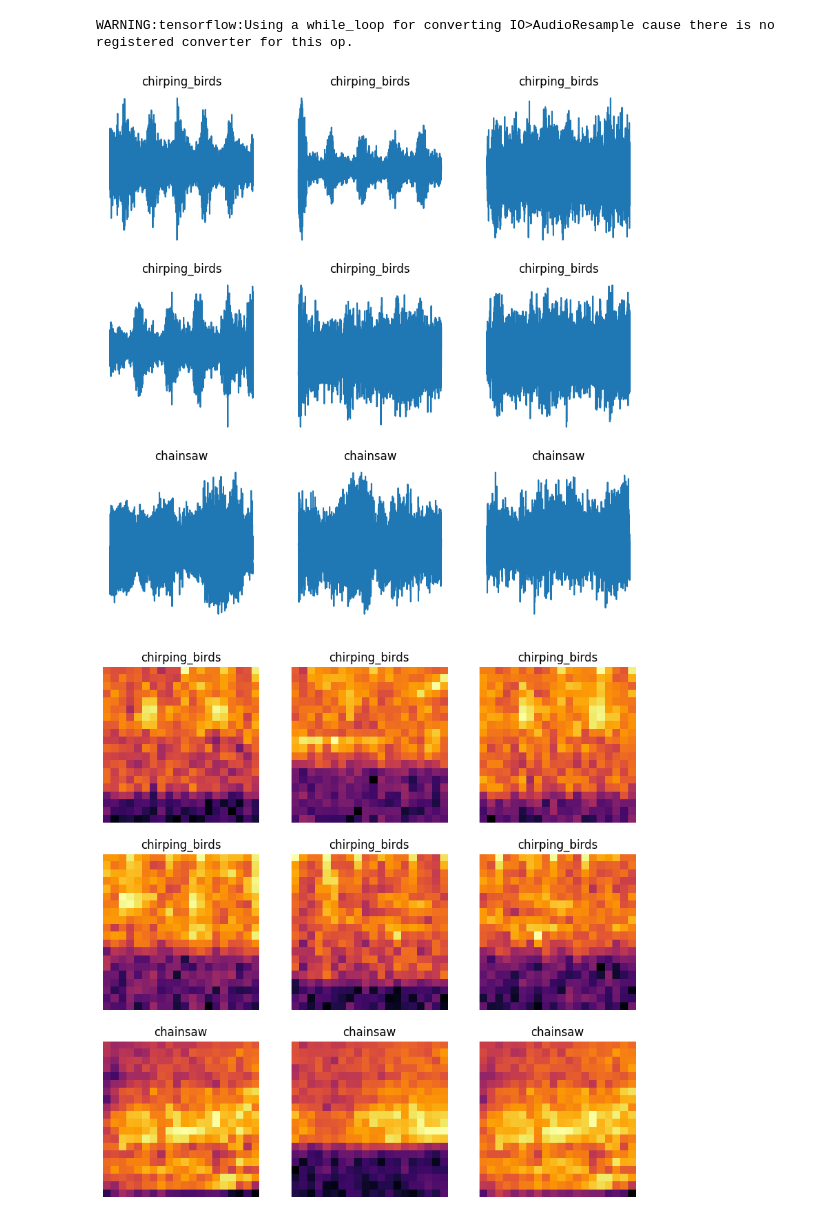
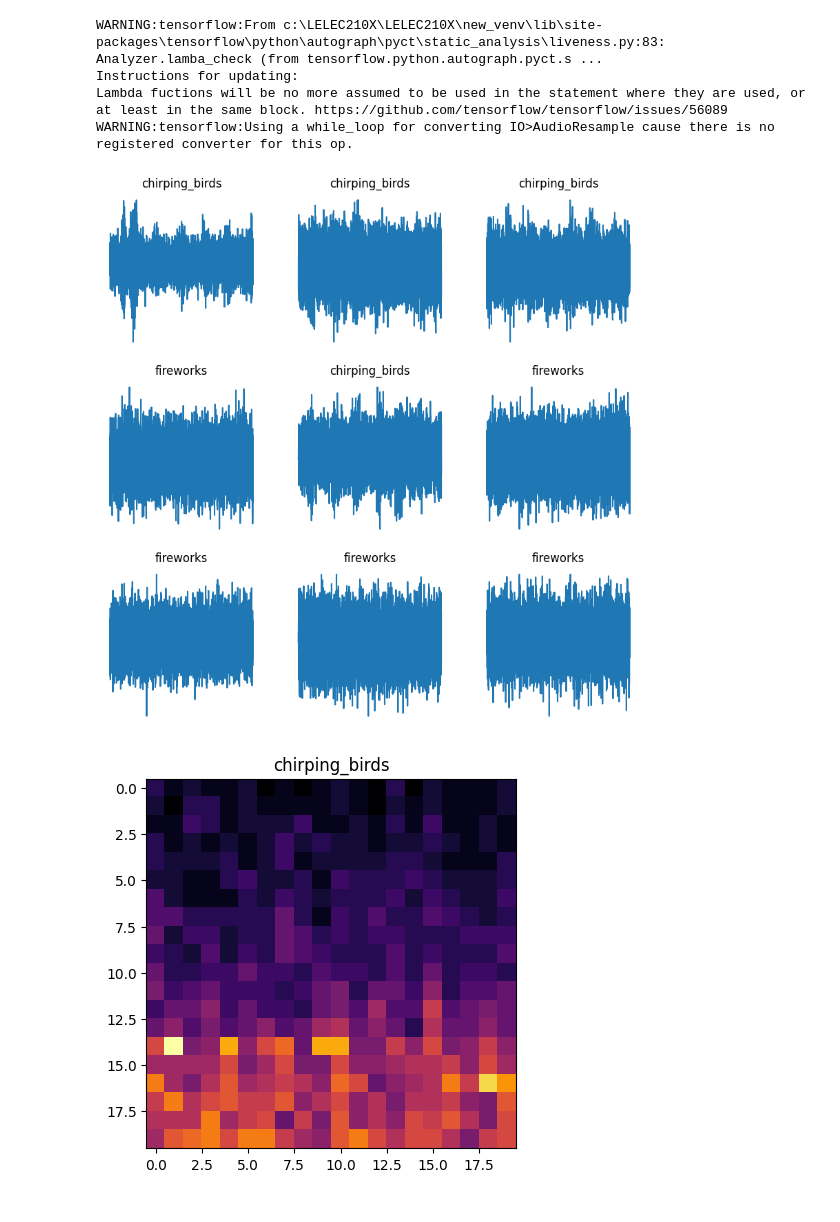
Before and after one commit to LoicTumelaire/LELEC210X, a Jupyter notebook: classification/tensorflow2.ipynb, the cells around one changed output. Cells and saved outputs as stored; diff of their text form; code cells hidden in the pictures.

```diff
--- a/classification/tensorflow2.ipynb
+++ b/classification/tensorflow2.ipynb
@@ -48,12 +48,12 @@ def load_wav_16k_mono(filename):
 # Current path of the file
 curDir = str(os.getcwd())
 
-esc50_csv = curDir+'/src/classification/datasets/ESC-50/meta/esc50.csv'
+esc50_csv = curDir+'\classification\src\classification\datasets\ESC-50\meta\esc50.csv'
 base_data_path = 'classification/src/classification/datasets/ESC-50/audio'
 
 pd_data = pd.read_csv(esc50_csv)
 
-my_classes = ['chirping_birds', 'chainsaw', 'crackling_fire', 'helicopter', 'hand_saw']
+my_classes = ['chirping_birds', 'chainsaw', 'crackling_fire', 'helicopter', 'hand_saw', 'fireworks']
 map_class_to_id  = {label: idx for idx, label in enumerate(my_classes)}
 
 filtered_pd = pd_data[pd_data.category.isin(my_classes)]
@@ -67,9 +67,9 @@ unknown_pd = unknown_pd.assign(target=5)
 # reduce the number of unknown samples to balance the dataset
 
 unknown_pd = unknown_pd.sample(frac=40/1800, random_state=int(time.time()))
-
+"""
 filtered_pd = pd.concat([filtered_pd, unknown_pd])
-
+"""
 full_path = filtered_pd['filename'].apply(lambda row: os.path.join(base_data_path, row))
 filtered_pd = filtered_pd.assign(filename=full_path)
 
@@ -77,4 +77,4 @@ filenames = filtered_pd['filename']
 targets = filtered_pd['target']
 folds = filtered_pd['fold']
 
-my_classes = ['chirping_birds', 'chainsaw', 'crackling_fire', 'helicopter', 'hand_saw', 'unknown']
+my_classes = ['chirping_birds', 'chainsaw', 'crackling_fire', 'helicopter', 'hand_saw', 'fireworks']
@@ -91,8 +89,8 @@ main_ds = main_ds.map(load_wav_for_map)
 
 @tf.function
 def apply_time_shift(wav, label, fold):
-  shift = tf.random.uniform(shape=[], minval=0, maxval=tf.shape(wav)[0] - 8000, dtype=tf.int32)
-  return wav[shift:shift+8000], label, fold
+  shift = tf.random.uniform(shape=[], minval=0, maxval=tf.shape(wav)[0] - 20*512, dtype=tf.int32)
+  return wav[shift:shift+20*512], label, fold
 
 main_ds_time_shift_1 = main_ds.map(apply_time_shift)
 main_ds_time_shift_2 = main_ds.map(apply_time_shift)
@@ -101,6 +99,7 @@ main_ds_time_shift_4 = main_ds.map(apply_time_shift)
 
 main_ds = tf.data.Dataset.zip((main_ds_time_shift_1, main_ds_time_shift_2)).flat_map(lambda x, y: tf.data.Dataset.from_tensors(x).concatenate(tf.data.Dataset.from_tensors(y)))
 main_ds = tf.data.Dataset.zip((main_ds, main_ds_time_shift_3)).flat_map(lambda x, y: tf.data.Dataset.from_tensors(x).concatenate(tf.data.Dataset.from_tensors(y)))
+main_ds = tf.data.Dataset.zip((main_ds, main_ds_time_shift_4)).flat_map(lambda x, y: tf.data.Dataset.from_tensors(x).concatenate(tf.data.Dataset.from_tensors(y)))
 
 @tf.function
 def apply_bandpass(wav, label, fold):
@@ -108,12 +107,12 @@ def apply_bandpass(wav, label, fold):
   wav = tf.numpy_function(lambda x: signal.sosfilt(filter, x).astype(np.float32), [wav], tf.float32)
   return wav, label, fold
 
-main_ds_bandpass = main_ds.map(apply_bandpass)
-main_ds = tf.data.Dataset.zip((main_ds, main_ds_bandpass)).flat_map(lambda x, y: tf.data.Dataset.from_tensors(x).concatenate(tf.data.Dataset.from_tensors(y)))
+# main_ds_bandpass = main_ds.map(apply_bandpass)
+# main_ds = tf.data.Dataset.zip((main_ds, main_ds_bandpass)).flat_map(lambda x, y: tf.data.Dataset.from_tensors(x).concatenate(tf.data.Dataset.from_tensors(y)))
 
 @tf.function
 def apply_noise(wav, label, fold):
-  noise = tf.random.normal(tf.shape(wav), stddev=0.005)
+  noise = tf.random.normal(tf.shape(wav), stddev=0.05)
   return wav + noise, label, fold
 
 main_ds = main_ds.map(apply_noise)
@@ -134,17 +133,30 @@ plt.show()
 
 @tf.function
 def wav2spec(wav, label, fold):
-  spectrogram = tfio.audio.spectrogram(wav, nfft=512, window=400, stride=400)
-  mel_spectrogram = tfio.audio.melscale(spectrogram, rate=10200, mels=20, fmin=0, fmax=2040)
-  db_mel_spectrogram = tfio.audio.dbscale(mel_spectrogram, top_db=80)
-  db_mel_spectrogram = tf.expand_dims(db_mel_spectrogram, -1)  # Ensure 3 dimensions
-  db_mel_spectrogram = tf.image.rot90(db_mel_spectrogram)
-  return db_mel_spectrogram, label, fold
+  spectrogram = tfio.audio.spectrogram(wav, nfft=512, window=256, stride=512)
+  mel_spectrogram = tfio.audio.melscale(spectrogram, rate=10200, mels=20, fmin=0, fmax=5100)
+  mel_spectrogram = tf.expand_dims(mel_spectrogram, -1)  # Ensure 3 dimensions
+  mel_spectrogram = tf.image.rot90(mel_spectrogram, k=-1)
+  return mel_spectrogram, label, fold
 
 main_ds = main_ds.map(wav2spec)
 
+@tf.function
+def float_to_quint16(spec, label, fold):
+  return tf.cast(spec, tf.uint16), label, fold
+
+main_ds = main_ds.map(float_to_quint16)
+
 # plot the first 9 spectrograms
 
+spec, label, fold = next(iter(main_ds.take(1)))
+plt.imshow(spec.numpy(), cmap='inferno')
+plt.title(my_classes[label.numpy()])
+plt.show()
+
+print(spec.numpy())
+
+"""
 fig, axes = plt.subplots(3, 3, figsize=(10, 10))
 for i, (spec, label, fold) in enumerate(main_ds.take(9)):
   r, c = i // 3, i % 3
@@ -153,37 +165,46 @@ for i, (spec, label, fold) in enumerate(main_ds.take(9)):
   ax.set_title(my_classes[label.numpy()])
   ax.axis('off')
 plt.show()
+"""
+file1 = np.load("classification/data/melspecs/0005001a00.npy")
+plt.imshow(file1.reshape(20, 20), cmap='inferno')
+plt.show()
+
+print(file1.reshape(20, 20))
 
 # split the dataset into training and validation sets
 
 @tf.function
 def is_validation(fold):
   return fold == 1
 
 @tf.function
 def is_test(fold):
   return fold == 2
 
 train_ds = main_ds.filter(lambda wav, label, fold: not is_validation(fold) and not is_test(fold))
 val_ds = main_ds.filter(lambda wav, label, fold: is_validation(fold))
 test_ds = main_ds.filter(lambda wav, label, fold: is_test(fold))
 
 # shuffle the training dataset
 
 train_ds = train_ds.shuffle(buffer_size=1000, reshuffle_each_iteration=True)
 
 # batch the datasets
 
 train_ds = train_ds.batch(32)
 val_ds = val_ds.batch(32)
 test_ds = test_ds.batch(32)
 
 # prepare the datasets for training
 
 train_ds = train_ds.prefetch(tf.data.experimental.AUTOTUNE)
 val_ds = val_ds.prefetch(tf.data.experimental.AUTOTUNE)
 test_ds = test_ds.prefetch(tf.data.experimental.AUTOTUNE)
 # %% [output]
+WARNING:tensorflow:From c:\LELEC210X\LELEC210X\new_venv\lib\site-packages\tensorflow\python\autograph\pyct\static_analysis\liveness.py:83: Analyzer.lamba_check (from tensorflow.python.autograph.pyct.s ...
+Instructions for updating:
+Lambda fuctions will be no more assumed to be used in the statement where they are used, or at least in the same block. https://github.com/tensorflow/tensorflow/issues/56089
 WARNING:tensorflow:Using a while_loop for converting IO>AudioResample cause there is no registered converter for this op.
-[figure, old version]
+[figure, new version]
-[figure, old version]
+[figure, new version]
```
Also changed, not shown: parts of 7 cells of this notebook, 2 other files.
